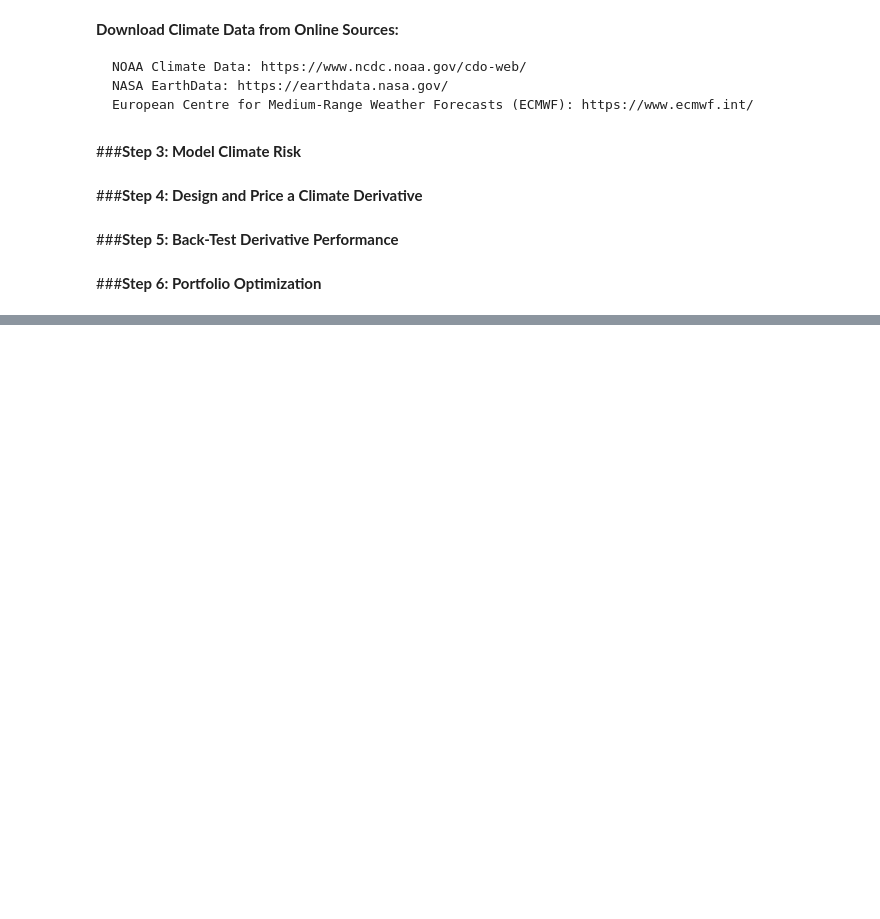
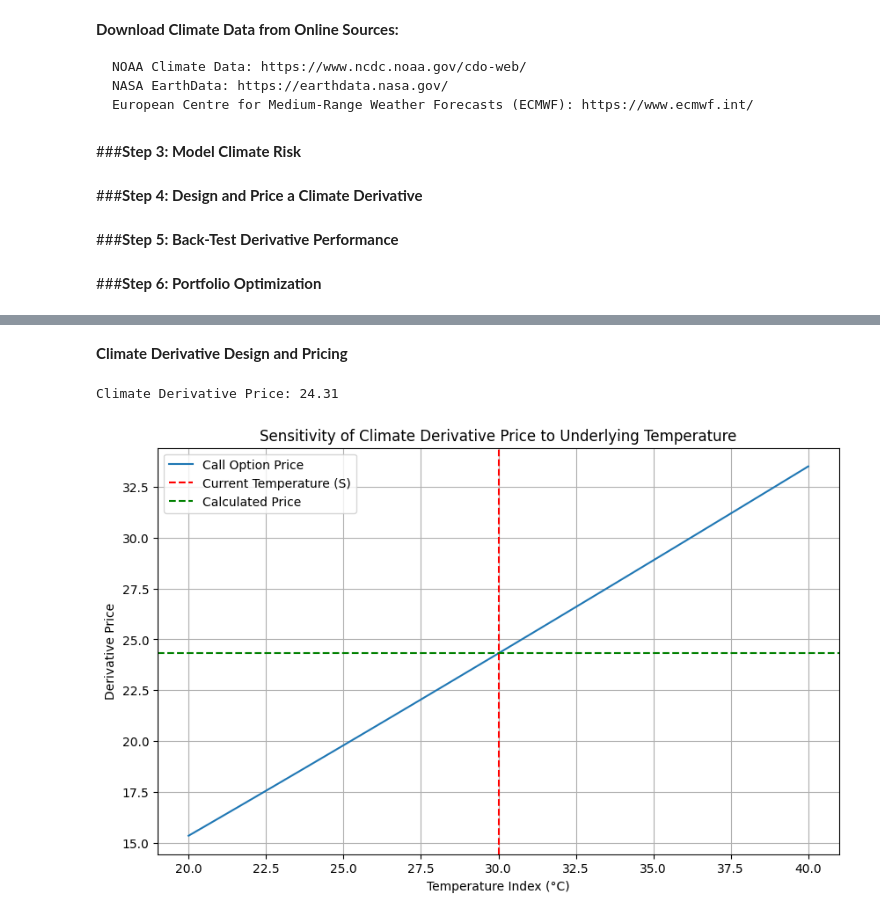
Before and after one commit to Phdbalogun/Capstone-project, a Jupyter notebook: CAPSTONE_Student_Group_7882.ipynb, the cells around one changed output, grey strips where cells are left out. Saved outputs shown, nothing was run; the diff lists cells and outputs as text; code cells hidden in the pictures; blank space fills up the shorter version.

```diff
--- a/CAPSTONE_Student_Group_7882.ipynb
+++ b/CAPSTONE_Student_Group_7882.ipynb
@@ -157,0 +298,67 @@ print(f"Adjusted Weights: {weights}")
+# %% [markdown]
+**Climate Derivative Design and Pricing**
+# %%
+import numpy as np
+from scipy.stats import norm
+
+# Define the Black-Scholes formula for a temperature-indexed derivative
+def black_scholes(S, X, T, r, sigma):
+    """
+    Black-Scholes formula to price a European call option.
+    :param S: Current temperature index (underlying asset price)
+    :param X: Strike temperature (strike price)
+    :param T: Time to maturity (in years)
+    :param r: Risk-free interest rate
+    :param sigma: Volatility of the underlying asset (climate volatility)
+    :return: Call option price
+    """
+    d1 = (np.log(S / X) + (r + 0.5 * sigma**2) * T) / (sigma * np.sqrt(T))
+    d2 = d1 - sigma * np.sqrt(T)
+    call_price = S * norm.cdf(d1) - X * np.exp(-r * T) * norm.cdf(d2)
+    return call_price
+
+# Step 1: Parameters for the Climate Derivative
+S = 30  # Current temperature index (e.g., average temperature)
+X = 25  # Strike temperature (e.g., baseline temperature)
+T = 1  # Time to maturity (in years)
+r = 0.03  # Risk-free interest rate (3%)
+sigma = 2.5  # Climate volatility (can be estimated from historical data)
+
+# Step 2: Calculate the Derivative Price
+price = black_scholes(S, X, T, r, sigma)
+print(f"Climate Derivative Price: {price:.2f}")
+
+# Step 3: Sensitivity Analysis
+def sensitivity_analysis(S_values, X, T, r, sigma):
+    """
+    Perform sensitivity analysis by varying the underlying temperature index (S).
+    :param S_values: Array of temperature indices to evaluate
+    :param X: Strike temperature
+    :param T: Time to maturity
+    :param r: Risk-free interest rate
+    :param sigma: Volatility
+    :return: Prices for different values of S
+    """
+    prices = [black_scholes(S, X, T, r, sigma) for S in S_values]
+    return prices
+
+# Generate a range of temperature indices for sensitivity analysis
+S_range = np.linspace(20, 40, 100)  # Temperatures from 20°C to 40°C
+prices = sensitivity_analysis(S_range, X, T, r, sigma)
+
+# Step 4: Plot the Sensitivity Analysis
+import matplotlib.pyplot as plt
+
+plt.figure(figsize=(10, 6))
+plt.plot(S_range, prices, label="Call Option Price")
+plt.axvline(S, color="red", linestyle="--", label="Current Temperature (S)")
+plt.axhline(price, color="green", linestyle="--", label="Calculated Price")
+plt.title("Sensitivity of Climate Derivative Price to Underlying Temperature")
+plt.xlabel("Temperature Index (°C)")
+plt.ylabel("Derivative Price")
+plt.legend()
+plt.grid()
+plt.show()
+# %% [output]
+Climate Derivative Price: 24.31
+[figure, added]
```
Also changed, not shown: parts of 10 cells of this notebook.
